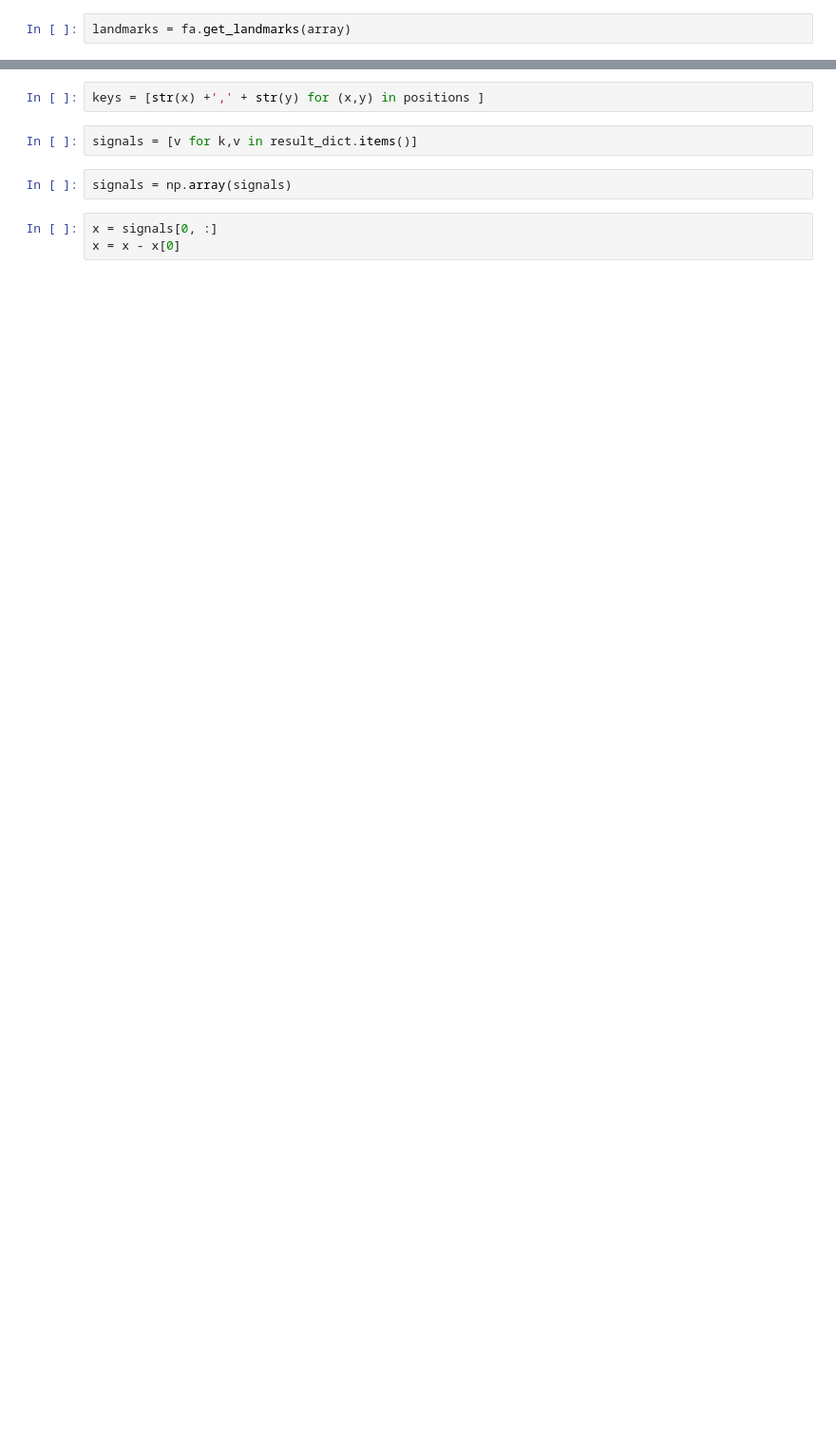
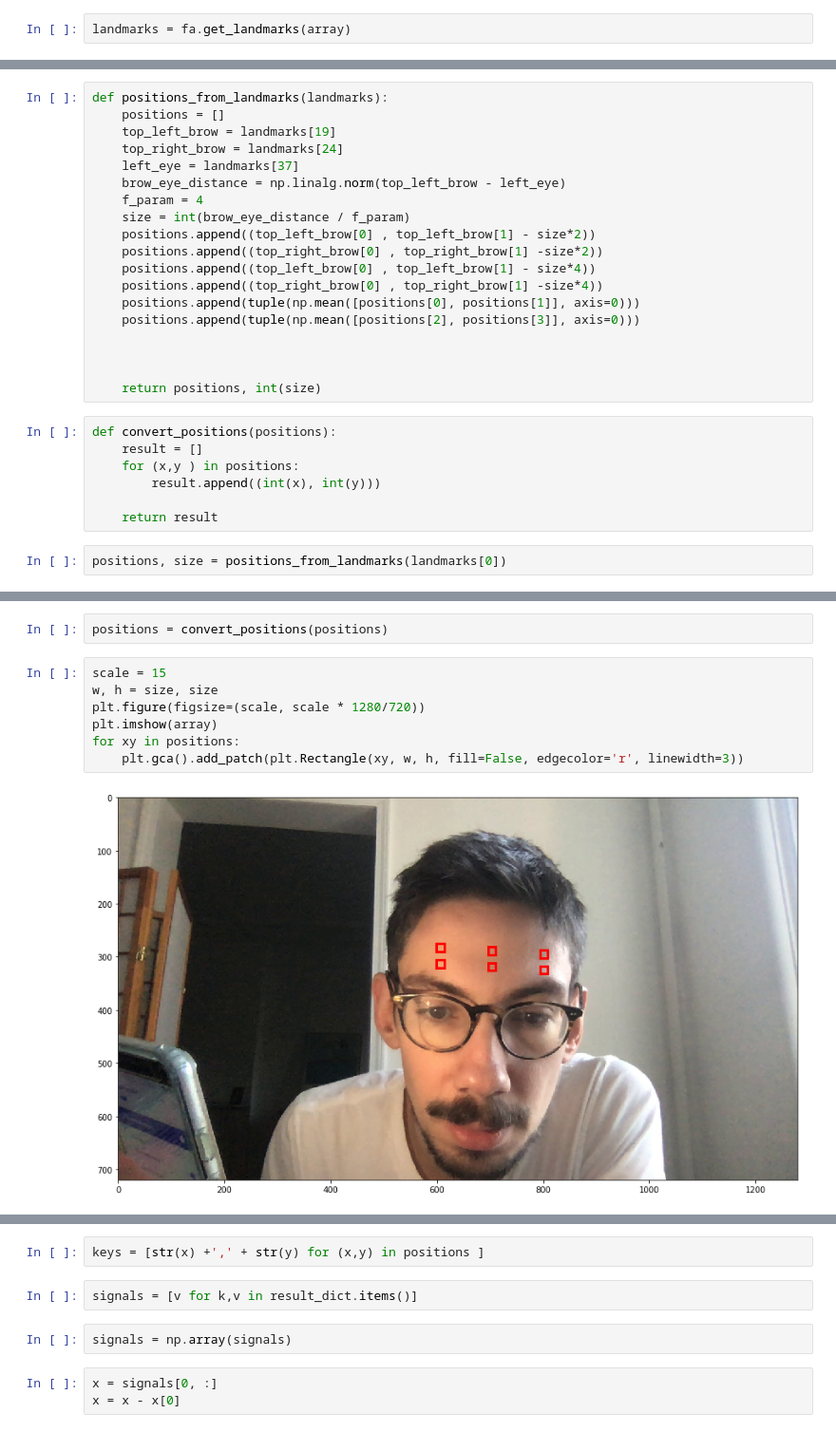
Before and after one commit to henripal/ppg, a Jupyter notebook: nbs/detection.ipynb, the cells around one changed output, grey strips where cells are left out. Shown at 95% size. Saved outputs shown, nothing was run; the diff lists cells and outputs as text; blank space fills up the shorter version.

```diff
--- a/nbs/detection.ipynb
+++ b/nbs/detection.ipynb
@@ -59,0 +38,28 @@ plt.scatter(landmarks[0][:, 0], landmarks[0][:, 1])
+# %%
+def positions_from_landmarks(landmarks):
+    positions = []
+    top_left_brow = landmarks[19]
+    top_right_brow = landmarks[24]
+    left_eye = landmarks[37]
+    brow_eye_distance = np.linalg.norm(top_left_brow - left_eye)
+    f_param = 4
+    size = int(brow_eye_distance / f_param)
+    positions.append((top_left_brow[0] , top_left_brow[1] - size*2))
+    positions.append((top_right_brow[0] , top_right_brow[1] -size*2))
+    positions.append((top_left_brow[0] , top_left_brow[1] - size*4))
+    positions.append((top_right_brow[0] , top_right_brow[1] -size*4))
+    positions.append(tuple(np.mean([positions[0], positions[1]], axis=0)))
+    positions.append(tuple(np.mean([positions[2], positions[3]], axis=0)))
+
+
+
+    return positions, int(size)
+# %%
+def convert_positions(positions):
+    result = []
+    for (x,y ) in positions:
+        result.append((int(x), int(y)))
+
+    return result
+# %%
+positions, size = positions_from_landmarks(landmarks[0])
@@ -60,3 +75,14 @@ plt.scatter(landmarks[0][:, 0], landmarks[0][:, 1])
+# %%
+positions = convert_positions(positions)
+# %%
+scale = 15
+w, h = size, size
+plt.figure(figsize=(scale, scale * 1280/720))
+plt.imshow(array)
+for xy in positions:
+    plt.gca().add_patch(plt.Rectangle(xy, w, h, fill=False, edgecolor='r', linewidth=3))
+# %% [output]
+[figure, added]
 # %%
 result_dict = {}
 for x, y in positions:
```
Also changed, not shown: parts of 25 cells of this notebook, 7 other files.
